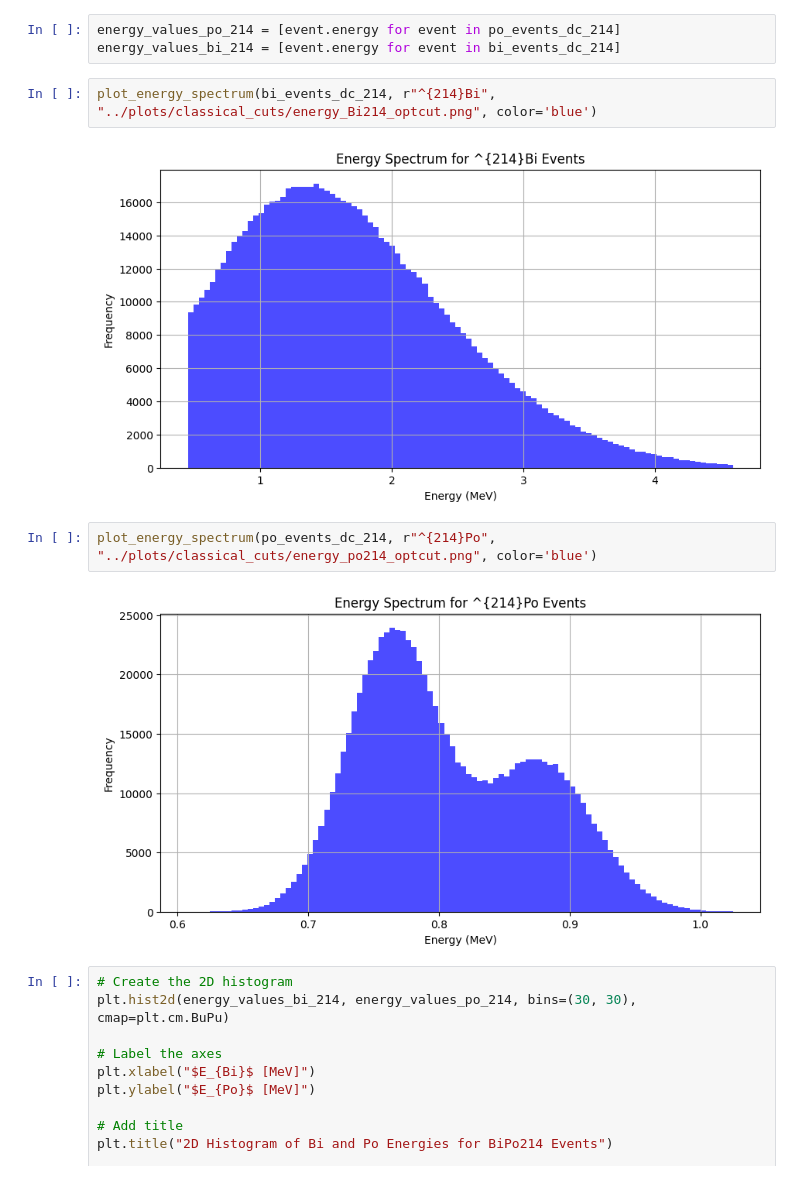
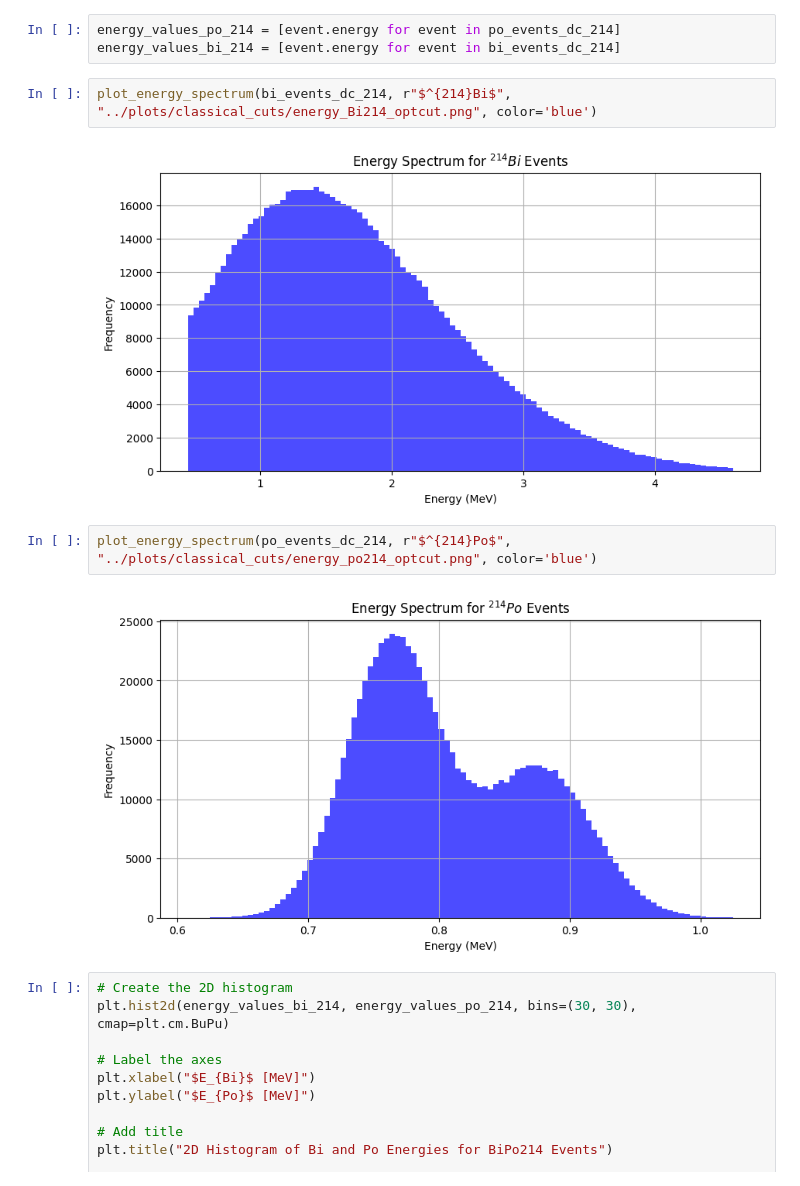
Before and after one commit to anuragxorma/BiPoClassification, a Jupyter notebook: classical_cuts/cuts_classical_and_optimized.ipynb, the cells around one changed output. Cells and saved outputs as stored; diff of their text form.

```diff
--- a/classical_cuts/cuts_classical_and_optimized.ipynb
+++ b/classical_cuts/cuts_classical_and_optimized.ipynb
@@ -489,13 +489,13 @@ External background: 0
 energy_values_po_214 = [event.energy for event in po_events_dc_214]
 energy_values_bi_214 = [event.energy for event in bi_events_dc_214]
 # %%
-plot_energy_spectrum(bi_events_dc_214, r"^{214}Bi", "../plots/classical_cuts/energy_Bi214_optcut.png", color='blue')
+plot_energy_spectrum(bi_events_dc_214, r"$^{214}Bi$", "../plots/classical_cuts/energy_Bi214_optcut.png", color='blue')
 # %% [output]
-[figure, old version]
+[figure, new version]
 # %%
-plot_energy_spectrum(po_events_dc_214, r"^{214}Po", "../plots/classical_cuts/energy_po214_optcut.png", color='blue')
+plot_energy_spectrum(po_events_dc_214, r"$^{214}Po$", "../plots/classical_cuts/energy_po214_optcut.png", color='blue')
 # %% [output]
-[figure, old version]
+[figure, new version]
 # %%
 # Create the 2D histogram
 plt.hist2d(energy_values_bi_214, energy_values_po_214, bins=(30, 30), cmap=plt.cm.BuPu)
```
Also changed, not shown: parts of 6 cells of this notebook, 7 other files.
